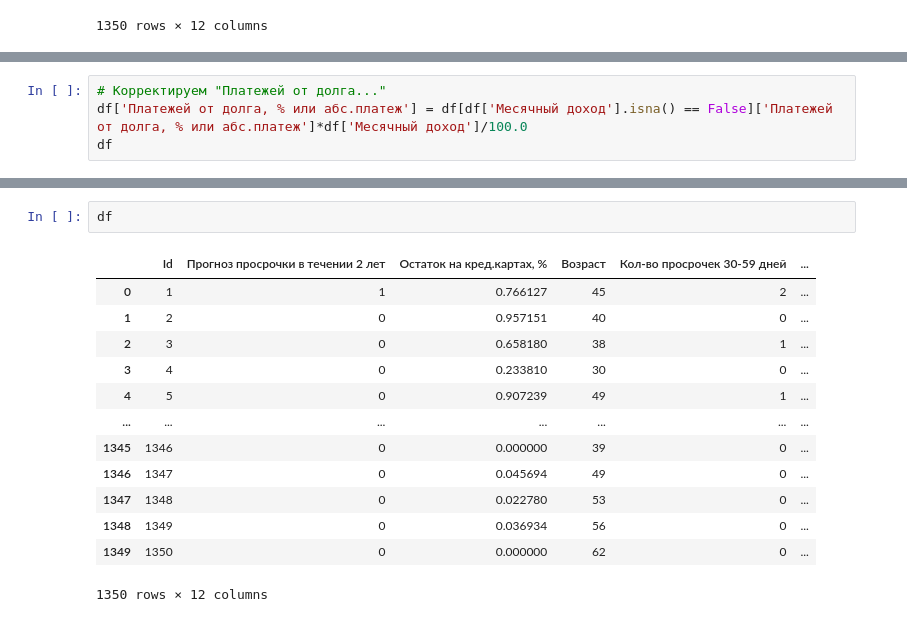
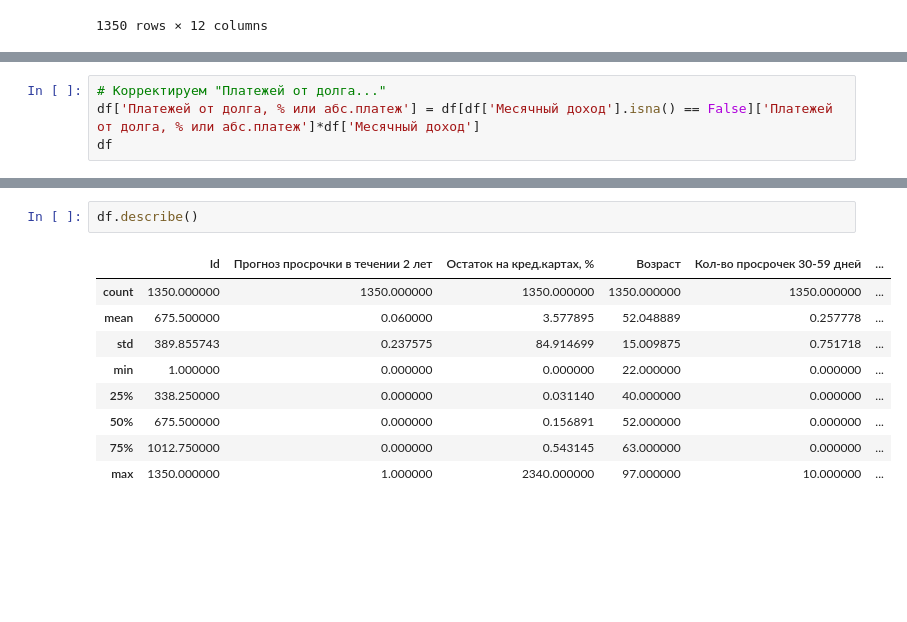
Before and after one commit to kimve1969/mgu_ds_cours, a Jupyter notebook: semestr 2.1/task 1/semestr_2_1_task_1.ipynb, the cells around one changed output, grey strips where cells are left out. Saved outputs shown, nothing was run; the diff lists cells and outputs as text; blank space fills up the shorter version.

```diff
--- a/semestr 2.1/task 1/semestr_2_1_task_1.ipynb
+++ b/semestr 2.1/task 1/semestr_2_1_task_1.ipynb
@@ -121,4 +108,4 @@ df[df['Месячный доход'].isna() == False].head(2)
 # %%
 # Корректируем "Платежей от долга..."
-df['Платежей от долга, % или абс.платеж'] = df[df['Месячный доход'].isna() == False]['Платежей от долга, % или абс.платеж']*df['Месячный доход']/100.0
+df['Платежей от долга, % или абс.платеж'] = df[df['Месячный доход'].isna() == False]['Платежей от долга, % или абс.платеж']*df['Месячный доход']
 df
@@ -125,16 +126,12 @@ df
 # %%
-df
+df.describe()
 # %% [output]
 |  | Id | Прогноз просрочки в течении 2 лет | Остаток на кред.картах, % | Возраст | Кол-во просрочек 30-59 дней | ... |
-| 0 | 1 | 1 | 0.766127 | 45 | 2 | ... |
-| 1 | 2 | 0 | 0.957151 | 40 | 0 | ... |
-| 2 | 3 | 0 | 0.658180 | 38 | 1 | ... |
-| 3 | 4 | 0 | 0.233810 | 30 | 0 | ... |
-| 4 | 5 | 0 | 0.907239 | 49 | 1 | ... |
-| ... | ... | ... | ... | ... | ... | ... |
-| 1345 | 1346 | 0 | 0.000000 | 39 | 0 | ... |
-| 1346 | 1347 | 0 | 0.045694 | 49 | 0 | ... |
-| 1347 | 1348 | 0 | 0.022780 | 53 | 0 | ... |
-| 1348 | 1349 | 0 | 0.036934 | 56 | 0 | ... |
-| 1349 | 1350 | 0 | 0.000000 | 62 | 0 | ... |
+| count | 1350.000000 | 1350.000000 | 1350.000000 | 1350.000000 | 1350.000000 | ... |
+| mean | 675.500000 | 0.060000 | 3.577895 | 52.048889 | 0.257778 | ... |
+| std | 389.855743 | 0.237575 | 84.914699 | 15.009875 | 0.751718 | ... |
+| min | 1.000000 | 0.000000 | 0.000000 | 22.000000 | 0.000000 | ... |
+| 25% | 338.250000 | 0.000000 | 0.031140 | 40.000000 | 0.000000 | ... |
+| 50% | 675.500000 | 0.000000 | 0.156891 | 52.000000 | 0.000000 | ... |
+| 75% | 1012.750000 | 0.000000 | 0.543145 | 63.000000 | 0.000000 | ... |
+| max | 1350.000000 | 1.000000 | 2340.000000 | 97.000000 | 10.000000 | ... |
-1350 rows × 12 columns
```
Also changed, not shown: parts of 16 cells of this notebook.
